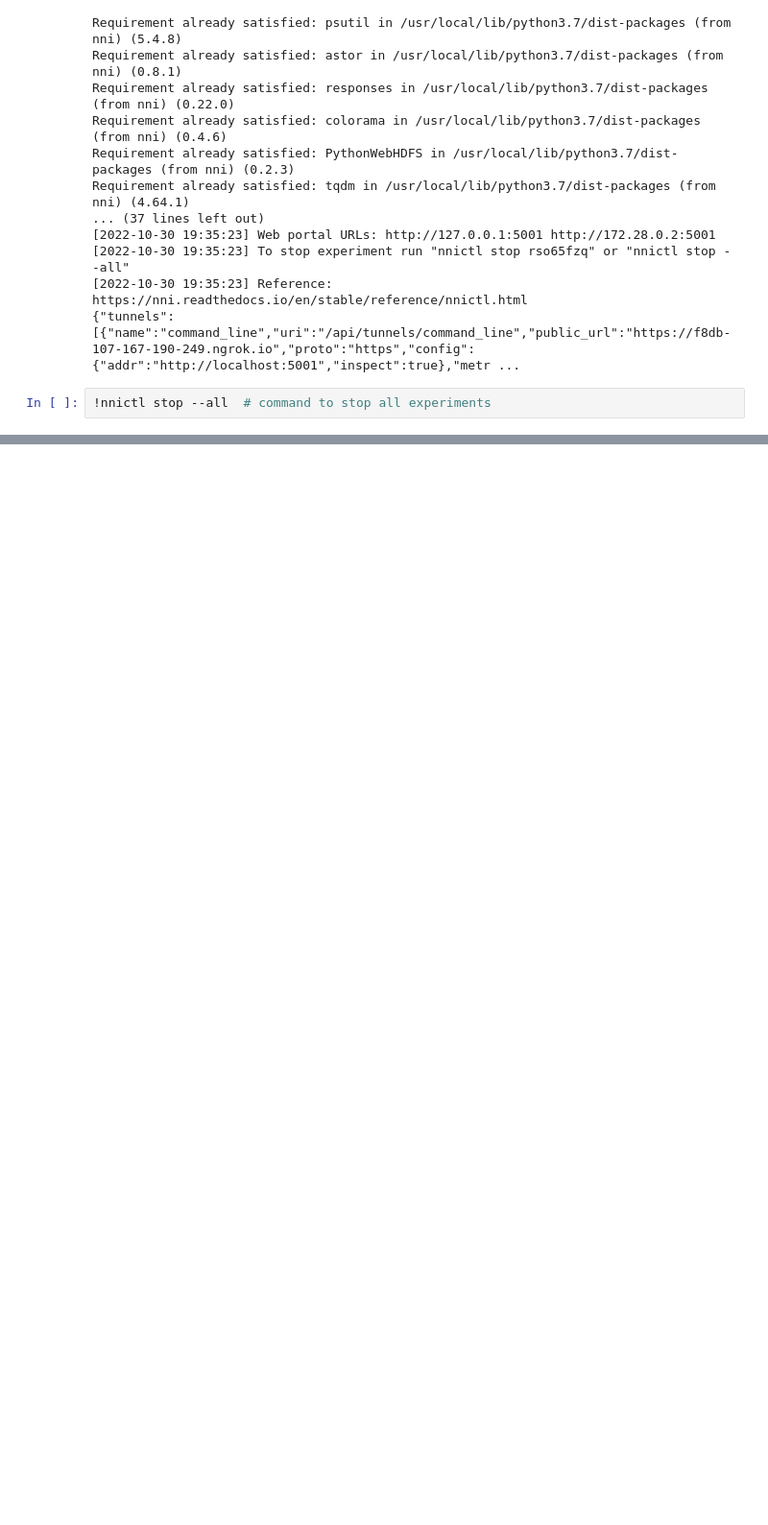
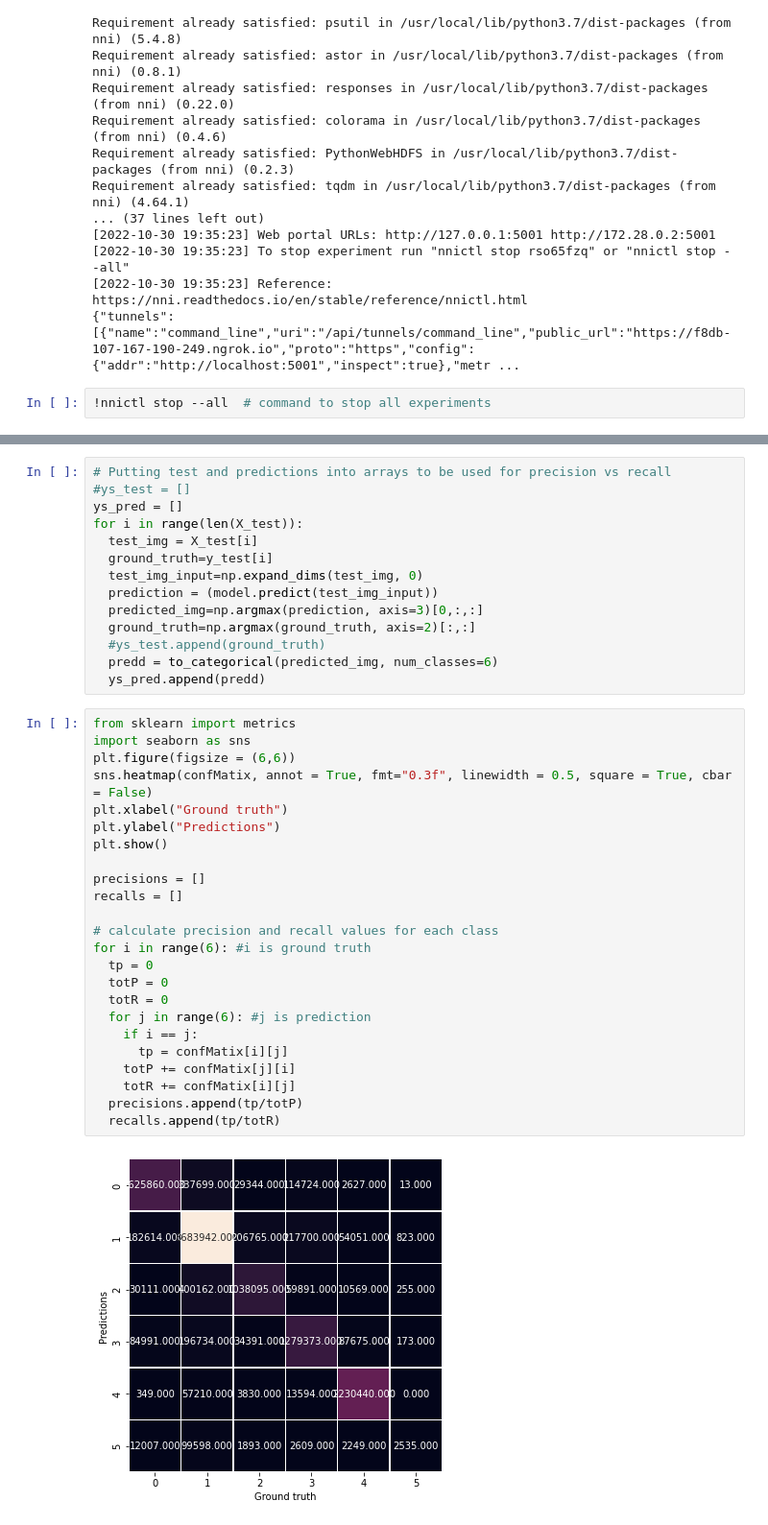
Before and after one commit to jbq2/CS301-101-team7_SemanticSegmentation, a Jupyter notebook: CS301_101_TermProject.ipynb, the cells around one changed output, grey strips where cells are left out. Shown at 96% size. Cells and saved outputs as stored; diff of their text form; blank space fills up the shorter version.

Commit message:
plotted precision vs recall curve, predicted 10 different random images from test set

```diff
--- a/CS301_101_TermProject.ipynb
+++ b/CS301_101_TermProject.ipynb
@@ -776 +644,41 @@ Prediction 6
 ... (8 outputs left out)
+# %%
+# Putting test and predictions into arrays to be used for precision vs recall
+#ys_test = []
+ys_pred = []
+for i in range(len(X_test)):
+  test_img = X_test[i]
+  ground_truth=y_test[i]
+  test_img_input=np.expand_dims(test_img, 0)
+  prediction = (model.predict(test_img_input))
+  predicted_img=np.argmax(prediction, axis=3)[0,:,:]
+  ground_truth=np.argmax(ground_truth, axis=2)[:,:]
+  #ys_test.append(ground_truth)
+  predd = to_categorical(predicted_img, num_classes=6)
+  ys_pred.append(predd)
+# %%
+from sklearn import metrics
+import seaborn as sns
+plt.figure(figsize = (6,6))
+sns.heatmap(confMatix, annot = True, fmt="0.3f", linewidth = 0.5, square = True, cbar = False)
+plt.xlabel("Ground truth")
+plt.ylabel("Predictions")
+plt.show()
+
+precisions = []
+recalls = []
+
+# calculate precision and recall values for each class
+for i in range(6): #i is ground truth
+  tp = 0
+  totP = 0
+  totR = 0
+  for j in range(6): #j is prediction
+    if i == j:
+      tp = confMatix[i][j]
+    totP += confMatix[j][i]
+    totR += confMatix[i][j]
+  precisions.append(tp/totP)
+  recalls.append(tp/totR)
+# %% [output]
+[figure, added]
```
Also changed, not shown: parts of 9 cells of this notebook.
